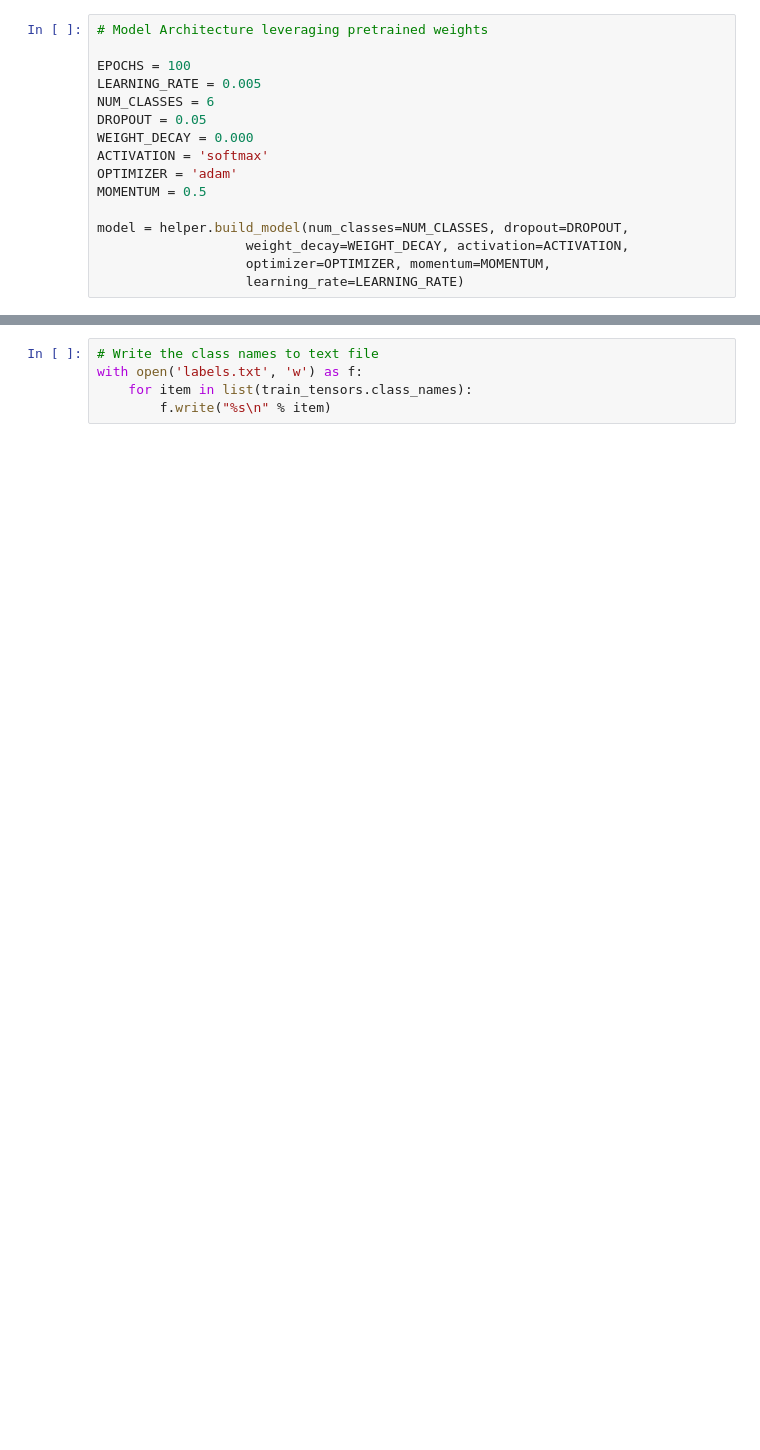
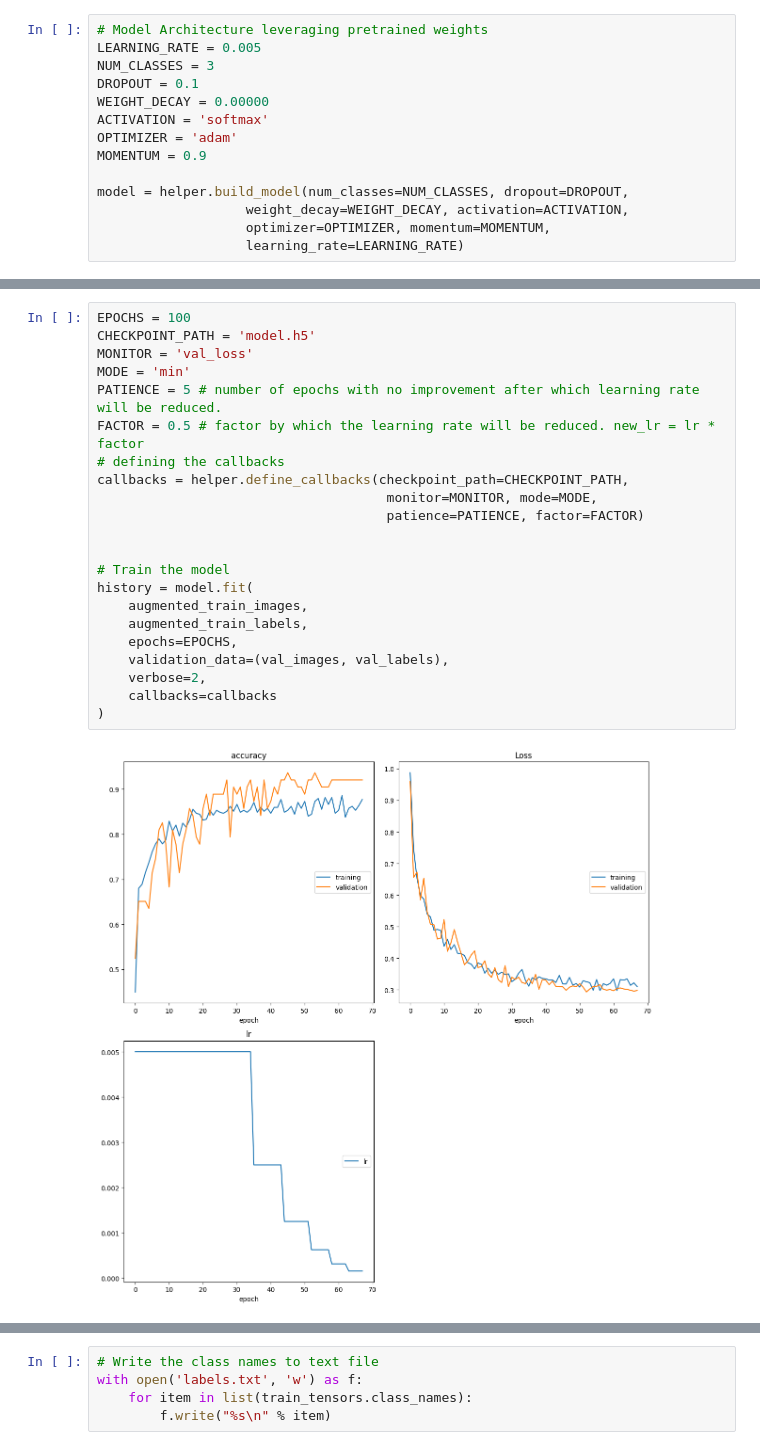
Before and after one commit to DeKUT-DSAIL/dsail-tech4wildlife, a Jupyter notebook: PART-2/camera_trap_tutorial.ipynb, the cells around one changed output, grey strips where cells are left out. Cells and saved outputs as stored; diff of their text form; blank space fills up the shorter version.

```diff
--- a/PART-2/camera_trap_tutorial.ipynb
+++ b/PART-2/camera_trap_tutorial.ipynb
@@ -177,14 +180,12 @@ helper.visualize_dimensionality_reduction(test_images, test_labels, labels)
 # %%
 # Model Architecture leveraging pretrained weights
-
-EPOCHS = 100
 LEARNING_RATE = 0.005
-NUM_CLASSES = 6
-DROPOUT = 0.05
-WEIGHT_DECAY = 0.000
+NUM_CLASSES = 3
+DROPOUT = 0.1
+WEIGHT_DECAY = 0.00000
 ACTIVATION = 'softmax'
 OPTIMIZER = 'adam'
-MOMENTUM = 0.5
+MOMENTUM = 0.9
 
 model = helper.build_model(num_classes=NUM_CLASSES, dropout=DROPOUT,
                    weight_decay=WEIGHT_DECAY, activation=ACTIVATION,
@@ -233,0 +199,24 @@ plot_history(history, dpi=300)
+# %%
+EPOCHS = 100
+CHECKPOINT_PATH = 'model.h5'
+MONITOR = 'val_loss'
+MODE = 'min'
+PATIENCE = 5 # number of epochs with no improvement after which learning rate will be reduced.
+FACTOR = 0.5 # factor by which the learning rate will be reduced. new_lr = lr * factor
+# defining the callbacks
+callbacks = helper.define_callbacks(checkpoint_path=CHECKPOINT_PATH,
+                                     monitor=MONITOR, mode=MODE,
+                                     patience=PATIENCE, factor=FACTOR)
+
+
+# Train the model
+history = model.fit(
+    augmented_train_images,
+    augmented_train_labels,
+    epochs=EPOCHS,
+    validation_data=(val_images, val_labels),
+    verbose=2,
+    callbacks=callbacks
+)
+# %% [output]
+[figure, added]
```
Also changed, not shown: parts of 54 cells of this notebook, 9 other files.
